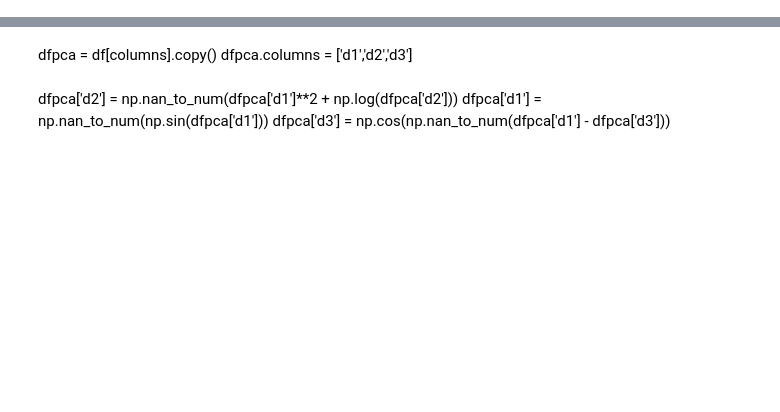
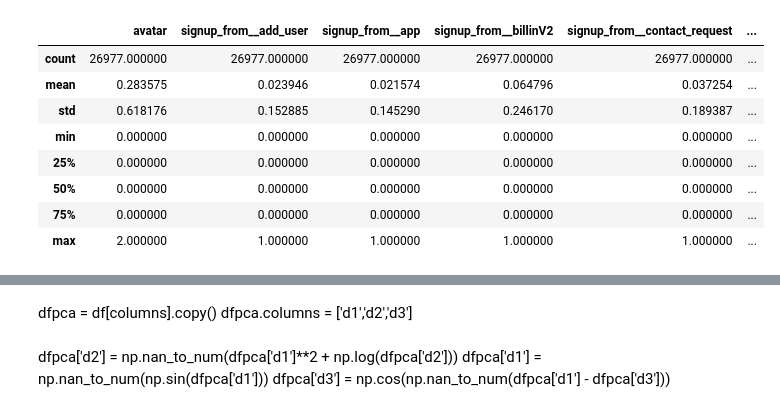
Before and after one commit to joaquinbejarbillin/Users_clustering, a Jupyter notebook: Anomaly detection UsersDB.ipynb, the cells around one changed output, grey strips where cells are left out. Saved outputs shown, nothing was run; the diff lists cells and outputs as text; code cells hidden in the pictures; blank space fills up the shorter version.

Commit message:
new DB class and changes in data processing in the Anomaly Detecion UsersDB

```diff
--- a/Anomaly detection UsersDB.ipynb
+++ b/Anomaly detection UsersDB.ipynb
@@ -48,0 +141,10 @@ columns = df.describe().columns.tolist()
+# %%
+signup_by = pd.get_dummies(temp.signup_by, dummy_na=True)
+signup_by.columns = ['signup_by_A', 'signup_by_B', 'signup_by_NaN']
+# %%
+temp = pd.concat([temp, signup_by], axis=1)
+# %%
+temp = pd.concat([temp, pd.get_dummies(temp.signup_by, prefix='signup_by_',columns=[])], axis=1)
+temp.drop(columns='sourced', inplace=True)
+# %%
+temp.referrer = temp.referrer.map(lambda r: 0 if r is None else 1)
@@ -48,0 +163,12 @@ columns = df.describe().columns.tolist()
+# %%
+temp.drop(columns=['activated','last_seen_1day','last_seen_yesterday','last_seen_lastweek','last_seen_lastmonth','last_seen_threemonths','last_seen_sixmonths','deleted_at_yesterday','deleted_at_lastweek','deleted_at_lastmonth','deleted_at_threemonths','deleted_at_sixmonths']).describe()
+# %% [output]
+|  | avatar | signup_from__add_user | signup_from__app | signup_from__billinV2 | signup_from__contact_request | ... |
+| count | 26977.000000 | 26977.000000 | 26977.000000 | 26977.000000 | 26977.000000 | ... |
+| mean | 0.283575 | 0.023946 | 0.021574 | 0.064796 | 0.037254 | ... |
+| std | 0.618176 | 0.152885 | 0.145290 | 0.246170 | 0.189387 | ... |
+| min | 0.000000 | 0.000000 | 0.000000 | 0.000000 | 0.000000 | ... |
+| 25% | 0.000000 | 0.000000 | 0.000000 | 0.000000 | 0.000000 | ... |
+| 50% | 0.000000 | 0.000000 | 0.000000 | 0.000000 | 0.000000 | ... |
+| 75% | 0.000000 | 0.000000 | 0.000000 | 0.000000 | 0.000000 | ... |
+| max | 2.000000 | 1.000000 | 1.000000 | 1.000000 | 1.000000 | ... |
```
Also changed, not shown: parts of 23 cells of this notebook, 1 other file.
